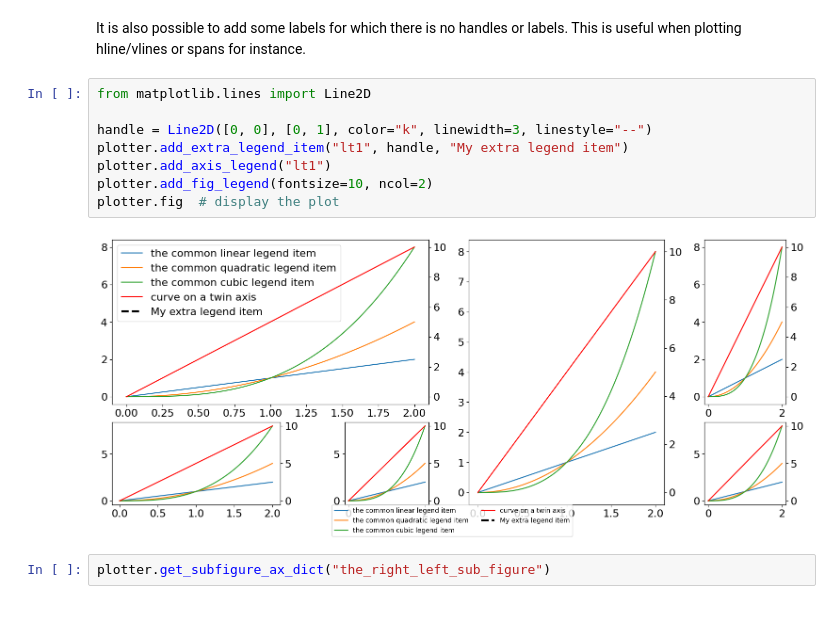
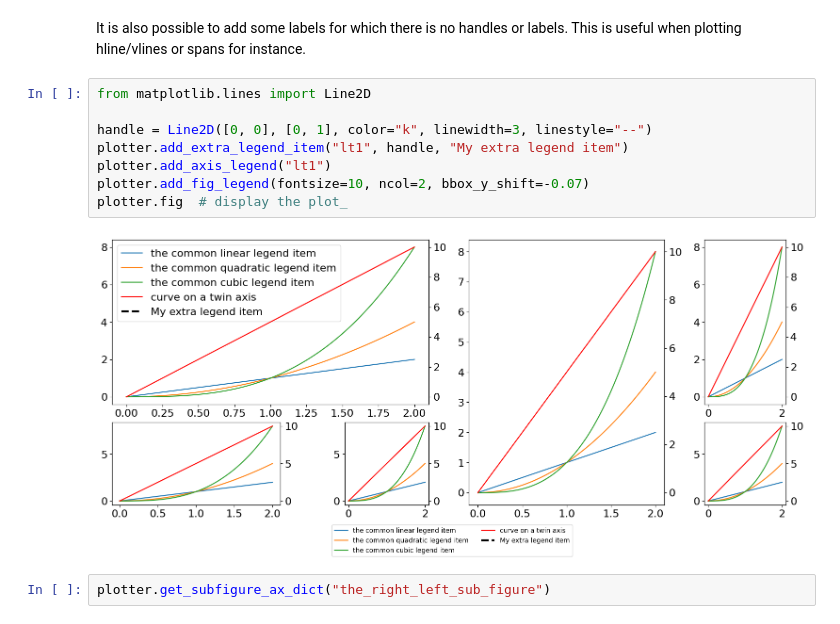
Before and after one commit to antoinecollet5/nested_grid_plotter, a Jupyter notebook: tutorials/basics.ipynb, the cells around one changed output. Drawn from its saved outputs; the diff is of its cells as text.

```diff
--- a/tutorials/basics.ipynb
+++ b/tutorials/basics.ipynb
@@ -488,13 +496,13 @@ It is also possible to add some labels for which there is no handles or labels.
 # %%
 from matplotlib.lines import Line2D
 
 handle = Line2D([0, 0], [0, 1], color="k", linewidth=3, linestyle="--")
 plotter.add_extra_legend_item("lt1", handle, "My extra legend item")
 plotter.add_axis_legend("lt1")
-plotter.add_fig_legend(fontsize=10, ncol=2)
-plotter.fig  # display the plot
+plotter.add_fig_legend(fontsize=10, ncol=2, bbox_y_shift=-0.07)
+plotter.fig  # display the plot_
 # %% [output]
-[figure, old version]
+[figure, new version]
 # %%
 plotter.get_subfigure_ax_dict("the_right_left_sub_figure")
 # %% [output]
```
Also changed, not shown: parts of 13 cells of this notebook, 2 other files.
